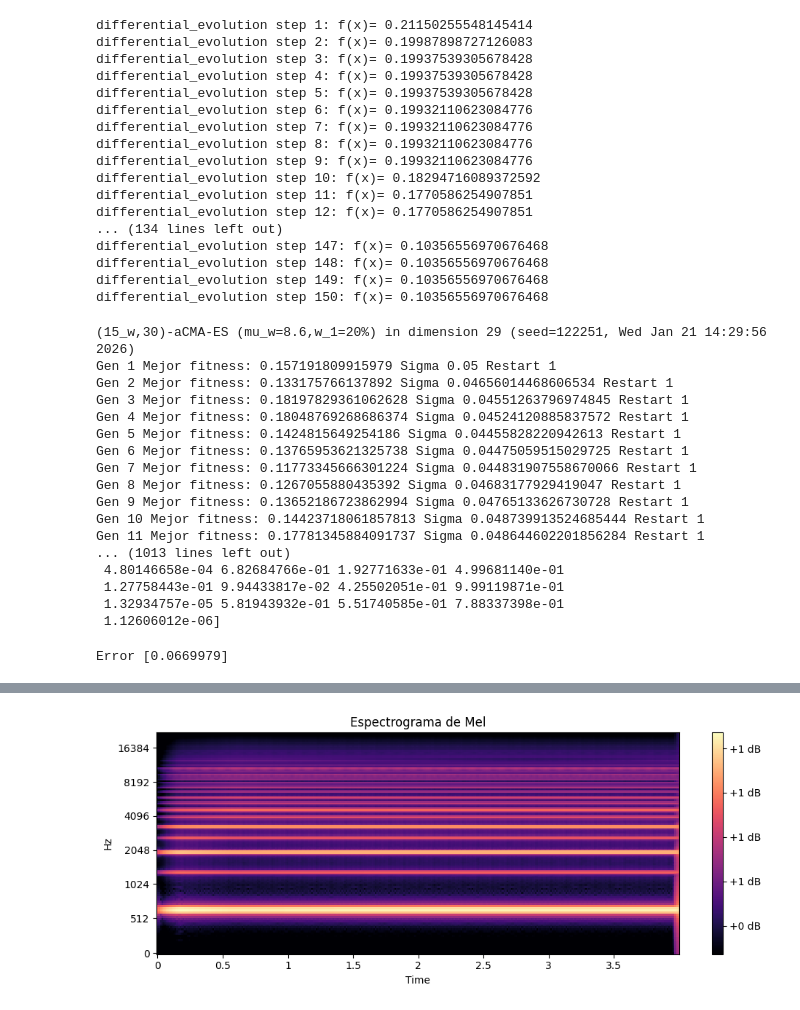
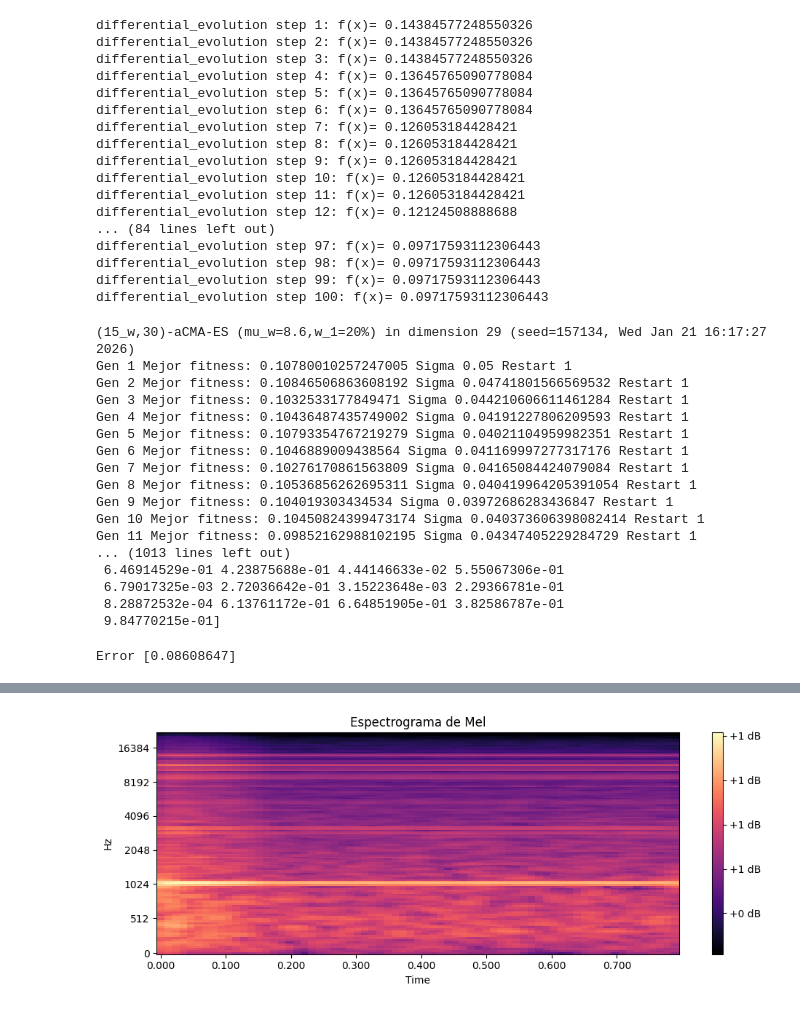
Before and after one commit to steelspikes/Synth, a Jupyter notebook: scripts/5_inverse_synth.ipynb, the cells around one changed output, grey strips where cells are left out. Drawn from its saved outputs; the diff is of its cells as text; code cells hidden in the pictures.

```diff
--- a/scripts/5_inverse_synth.ipynb
+++ b/scripts/5_inverse_synth.ipynb
@@ -54,10 +54,10 @@ Audio(target_audio[0], rate=SAMPLE_RATE)
 # %%
 num_samples = int(DURATION * SAMPLE_RATE)
 
-audio_path = 'C:/Users/bryan/Documents/GitHub/Synth/presets/Violin.mp3'
+audio_path = 'C:/Users/bryan/Documents/GitHub/Synth/presets/Xilo.mp3'
 y, sr = librosa.load(audio_path, sr=SAMPLE_RATE)
 y = np.array(y, dtype=np.float64)
-y, _ = librosa.effects.trim(y, top_db=30)
+y, _ = librosa.effects.trim(y, top_db=15)
 # y = y[900000:]
 y = y[:num_samples]
 # peak = np.max(np.abs(y))
@@ -148,7 +148,7 @@ if __name__ == '__main__':
             mutation=(0.5, 1),
             recombination=0.7,
             tol=1e-4,
-            maxiter=150,
+            maxiter=100,
             polish=False,     # importante para audio ruidoso
             seed=None,
             disp=True,
@@ -159,23 +159,23 @@ if __name__ == '__main__':
         x_best = result.x
         f_best = result.fun
 # %% [output]
-differential_evolution step 1: f(x)= 0.21150255548145414
-differential_evolution step 2: f(x)= 0.19987898727126083
-differential_evolution step 3: f(x)= 0.19937539305678428
-differential_evolution step 4: f(x)= 0.19937539305678428
-differential_evolution step 5: f(x)= 0.19937539305678428
-differential_evolution step 6: f(x)= 0.19932110623084776
-differential_evolution step 7: f(x)= 0.19932110623084776
-differential_evolution step 8: f(x)= 0.19932110623084776
-differential_evolution step 9: f(x)= 0.19932110623084776
-differential_evolution step 10: f(x)= 0.18294716089372592
-differential_evolution step 11: f(x)= 0.1770586254907851
-differential_evolution step 12: f(x)= 0.1770586254907851
-... (134 lines left out)
-differential_evolution step 147: f(x)= 0.10356556970676468
-differential_evolution step 148: f(x)= 0.10356556970676468
-differential_evolution step 149: f(x)= 0.10356556970676468
-differential_evolution step 150: f(x)= 0.10356556970676468
+differential_evolution step 1: f(x)= 0.14384577248550326
+differential_evolution step 2: f(x)= 0.14384577248550326
+differential_evolution step 3: f(x)= 0.14384577248550326
+differential_evolution step 4: f(x)= 0.13645765090778084
+differential_evolution step 5: f(x)= 0.13645765090778084
+differential_evolution step 6: f(x)= 0.13645765090778084
+differential_evolution step 7: f(x)= 0.126053184428421
+differential_evolution step 8: f(x)= 0.126053184428421
+differential_evolution step 9: f(x)= 0.126053184428421
+differential_evolution step 10: f(x)= 0.126053184428421
+differential_evolution step 11: f(x)= 0.126053184428421
+differential_evolution step 12: f(x)= 0.12124508888688
+... (84 lines left out)
+differential_evolution step 97: f(x)= 0.09717593112306443
+differential_evolution step 98: f(x)= 0.09717593112306443
+differential_evolution step 99: f(x)= 0.09717593112306443
+differential_evolution step 100: f(x)= 0.09717593112306443
 # %%
 # target_C = evaluate_target(load_parameters_file('target.json'))
 target_C = evaluate_target(np.expand_dims(y, axis=0), sound=True, multi=False)
@@ -252,23 +252,23 @@ if __name__ == '__main__':
     best_solution = bestever.get()[0]
     print("Mejor individuo:", best_solution)
 # %% [output]
-(15_w,30)-aCMA-ES (mu_w=8.6,w_1=20%) in dimension 29 (seed=122251, Wed Jan 21 14:29:56 2026)
-Gen 1 Mejor fitness: 0.157191809915979 Sigma 0.05 Restart 1
-Gen 2 Mejor fitness: 0.133175766137892 Sigma 0.04656014468606534 Restart 1
-Gen 3 Mejor fitness: 0.18197829361062628 Sigma 0.04551263796974845 Restart 1
-Gen 4 Mejor fitness: 0.18048769268686374 Sigma 0.04524120885837572 Restart 1
-Gen 5 Mejor fitness: 0.1424815649254186 Sigma 0.04455828220942613 Restart 1
-Gen 6 Mejor fitness: 0.13765953621325738 Sigma 0.04475059515029725 Restart 1
-Gen 7 Mejor fitness: 0.11773345666301224 Sigma 0.044831907558670066 Restart 1
-Gen 8 Mejor fitness: 0.1267055880435392 Sigma 0.04683177929419047 Restart 1
-Gen 9 Mejor fitness: 0.13652186723862994 Sigma 0.04765133626730728 Restart 1
-Gen 10 Mejor fitness: 0.14423718061857813 Sigma 0.048739913524685444 Restart 1
-Gen 11 Mejor fitness: 0.17781345884091737 Sigma 0.048644602201856284 Restart 1
+(15_w,30)-aCMA-ES (mu_w=8.6,w_1=20%) in dimension 29 (seed=157134, Wed Jan 21 16:17:27 2026)
+Gen 1 Mejor fitness: 0.10780010257247005 Sigma 0.05 Restart 1
+Gen 2 Mejor fitness: 0.10846506863608192 Sigma 0.04741801566569532 Restart 1
+Gen 3 Mejor fitness: 0.1032533177849471 Sigma 0.044210606611461284 Restart 1
+Gen 4 Mejor fitness: 0.10436487435749002 Sigma 0.04191227806209593 Restart 1
+Gen 5 Mejor fitness: 0.10793354767219279 Sigma 0.04021104959982351 Restart 1
+Gen 6 Mejor fitness: 0.1046889009438564 Sigma 0.041169997277317176 Restart 1
+Gen 7 Mejor fitness: 0.10276170861563809 Sigma 0.04165084424079084 Restart 1
+Gen 8 Mejor fitness: 0.10536856262695311 Sigma 0.040419964205391054 Restart 1
+Gen 9 Mejor fitness: 0.104019303434534 Sigma 0.03972686283436847 Restart 1
+Gen 10 Mejor fitness: 0.10450824399473174 Sigma 0.040373606398082414 Restart 1
+Gen 11 Mejor fitness: 0.09852162988102195 Sigma 0.04347405229284729 Restart 1
 ... (1013 lines left out)
- 4.80146658e-04 6.82684766e-01 1.92771633e-01 4.99681140e-01
- 1.27758443e-01 9.94433817e-02 4.25502051e-01 9.99119871e-01
- 1.32934757e-05 5.81943932e-01 5.51740585e-01 7.88337398e-01
- 1.12606012e-06]
+ 6.46914529e-01 4.23875688e-01 4.44146633e-02 5.55067306e-01
+ 6.79017325e-03 2.72036642e-01 3.15223648e-03 2.29366781e-01
+ 8.28872532e-04 6.13761172e-01 6.64851905e-01 3.82586787e-01
+ 9.84770215e-01]
 # %%
 best_solution = es.best.x
 # best_solution = x_best
@@ -281,7 +281,7 @@ print('Error', error)
 target_audio = np.expand_dims(y, axis=0)
 predicted_audio = render_presets(denormalize_preset(from_matrix_to_preset(solution)))
 # %% [output]
-Error [0.0669979]
+Error [0.08608647]
 # %%
 from scipy.io import wavfile
 
@@ -294,18 +294,18 @@ Audio(target_audio[0], rate=SAMPLE_RATE)
 # %% [output]
 [interactive output not drawn]
 # %%
-# audio_int16 = np.int16(predicted_audio[0] / np.max(np.abs(predicted_audio[0])) * 32767)
-# wavfile.write(f"{NAME}_predicted_{error}_CMA_Refinado.wav", SAMPLE_RATE, audio_int16)
+audio_int16 = np.int16(predicted_audio[0] / np.max(np.abs(predicted_audio[0])) * 32767)
+wavfile.write(f"{NAME}_predicted_{error}.wav", SAMPLE_RATE, audio_int16)
 plt.figure(figsize=(10, 4))
 spect = evaluate_target(predicted_audio, sound=True)[1][0]
 librosa.display.specshow(spect, sr=sr, x_axis='time', y_axis='mel')
 plt.colorbar(format='%+2.0f dB')
 plt.title('Espectrograma de Mel')
 plt.tight_layout()
 plt.show()
 Audio(predicted_audio[0], rate=SAMPLE_RATE)
 # %% [output]
-[figure, old version]
+[figure, new version]
 [interactive output not drawn]
 # %%
 denormalized_predicted_preset = denormalize_preset(from_matrix_to_preset(solution))
```
Also changed, not shown: parts of 6 cells of this notebook, 10 other files.
